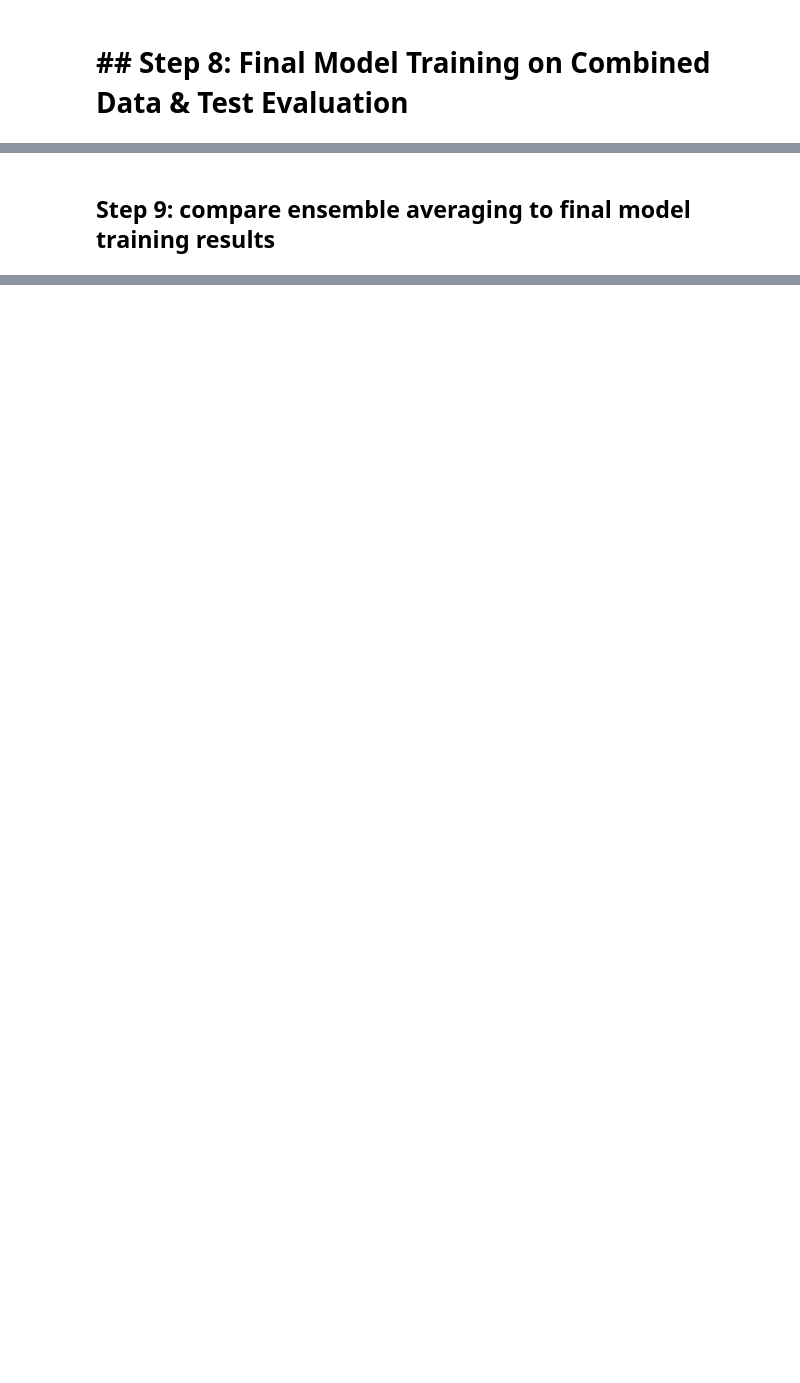
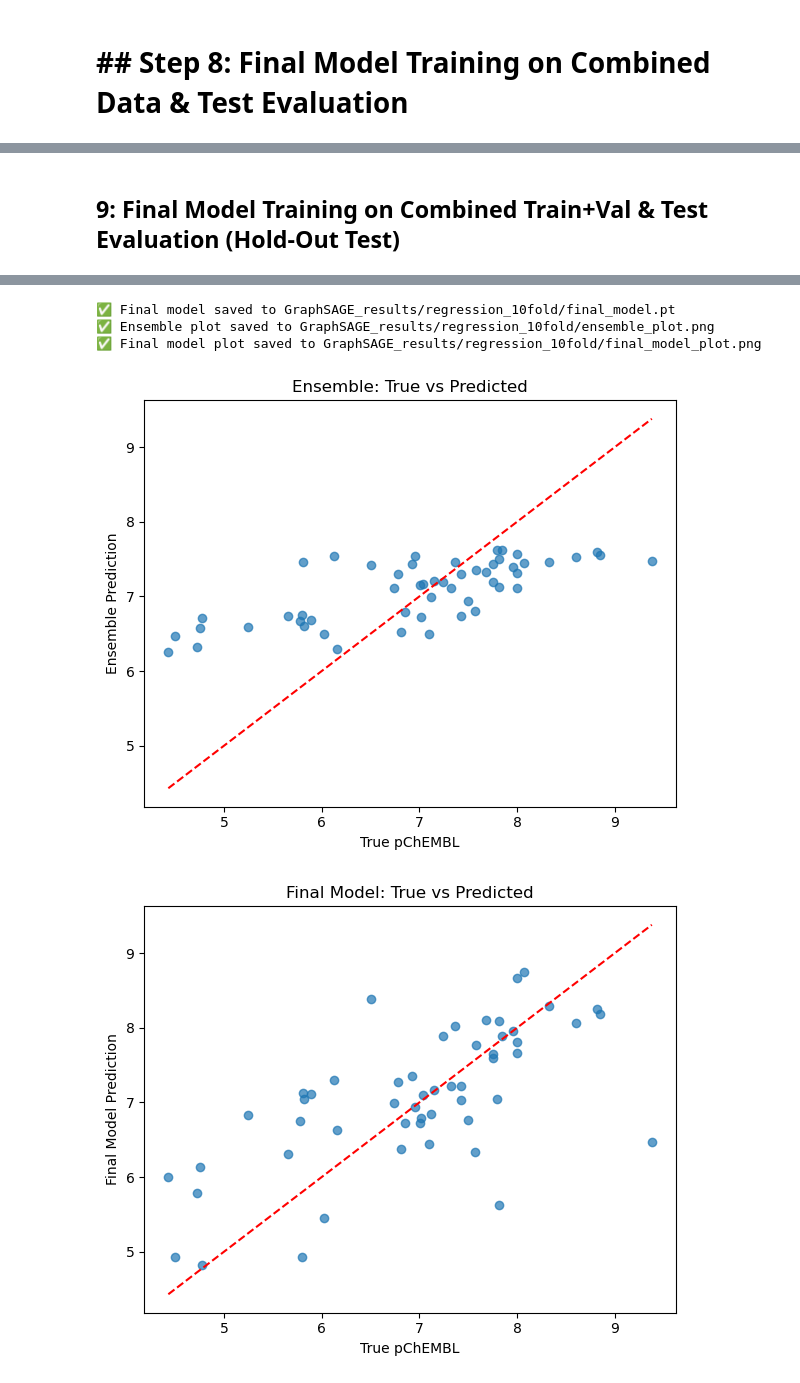
Before and after one commit to ojoawoa/GNN_model_TRPM8_Drug_Potency_prediction, a Jupyter notebook: 5_model_training/Final_Training_Evaluation_Notebook_class - Regression.ipynb, the cells around one changed output, grey strips where cells are left out. Saved outputs shown, nothing was run; the diff lists cells and outputs as text; code cells hidden in the pictures; blank space fills up the shorter version.

Commit message:
Added regression notebook

```diff
--- a/5_model_training/Final_Training_Evaluation_Notebook_class - Regression.ipynb
+++ b/5_model_training/Final_Training_Evaluation_Notebook_class - Regression.ipynb
@@ -598,9 +878,0 @@ print("✅ Final predictions saved")
-# %% [markdown]
-## Step 9: compare ensemble averaging to final model training results
-# %%
-# Comparison table
-ensemble_df=pd.read_csv(os.path.join(results_dir,'ensemble_preds.csv'))
-ensemble_acc=accuracy_score(ensemble_df['True'],ensemble_df['Pred'])
-final_metrics = {'ensemble': ensemble_acc, 'final': acc_f}
-comp = pd.DataFrame.from_dict(final_metrics, orient='index', columns=['Accuracy'])
-display(comp)
@@ -606,0 +883,54 @@ display(comp)
+# %% [markdown]
+## 9: Final Model Training on Combined Train+Val & Test Evaluation (Hold‑Out Test)
+# %%
+# Prepare ensemble metrics list
+if task == "classification":
+    ensemble_metrics = [acc, precision, recall, f1, auc]
+else:
+    ensemble_metrics = [mae, mse, rmse, r2]
+
+# Create comparison DataFrame
+comp = pd.DataFrame({
+    "metric":   list(final_metrics.keys()),
+    "ensemble": ensemble_metrics,
+    "final":    list(final_metrics.values())
+})
+display(comp)
+
+
+# 8) Save final model
+model_path = os.path.join(results_dir, "final_model.pt")
+torch.save(model.state_dict(), model_path)
+print(f"✅ Final model saved to {model_path}")
+#
+ensemble_plot_path = os.path.join(results_dir, "ensemble_plot.png")
+fig_ensemble, ax_ensemble = plt.subplots(figsize=(6, 5))
+ax_ensemble.scatter(true_value, final_pred, alpha=0.7)
+ax_ensemble.plot(
+    [true_value.min(), true_value.max()],
+    [true_value.min(), true_value.max()],
+    'r--'
+)
+ax_ensemble.set_title("Ensemble: True vs Predicted")
+ax_ensemble.set_xlabel("True pChEMBL")
+ax_ensemble.set_ylabel("Ensemble Prediction")
+plt.tight_layout()
+fig_ensemble.savefig(ensemble_plot_path)
+print(f"✅ Ensemble plot saved to {ensemble_plot_path}")
+
+# Save final model plot
+final_model_plot_path = os.path.join(results_dir, "final_model_plot.png")
+fig_final, ax_final = plt.subplots(figsize=(6, 5))
+ax_final.scatter(true_final, pred_final, alpha=0.7)
+ax_final.plot(
+    [true_final.min(), true_final.max()],
+    [true_final.min(), true_final.max()],
+    'r--'
+)
+ax_final.set_title("Final Model: True vs Predicted")
+ax_final.set_xlabel("True pChEMBL")
+ax_final.set_ylabel("Final Model Prediction")
+plt.tight_layout()
+fig_final.savefig(final_model_plot_path)
+print(f"✅ Final model plot saved to {final_model_plot_path}")
+# %% [output]
@@ -606,0 +942,5 @@ display(comp)
+✅ Final model saved to GraphSAGE_results/regression_10fold/final_model.pt
+✅ Ensemble plot saved to GraphSAGE_results/regression_10fold/ensemble_plot.png
+✅ Final model plot saved to GraphSAGE_results/regression_10fold/final_model_plot.png
+[figure, added]
+[figure, added]
```
Also changed, not shown: parts of 10 cells of this notebook, 1 other file.
